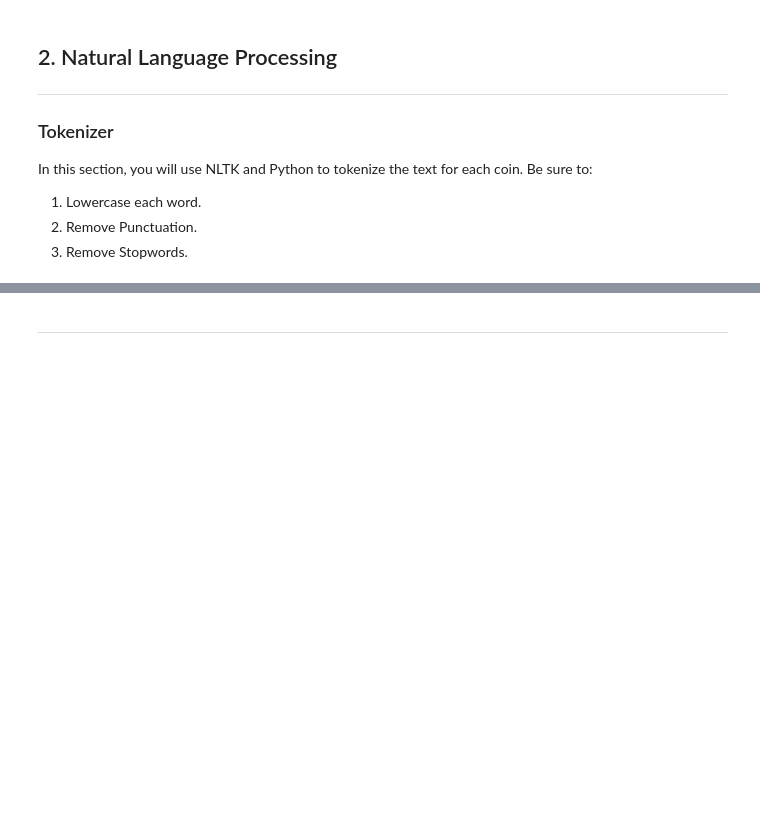
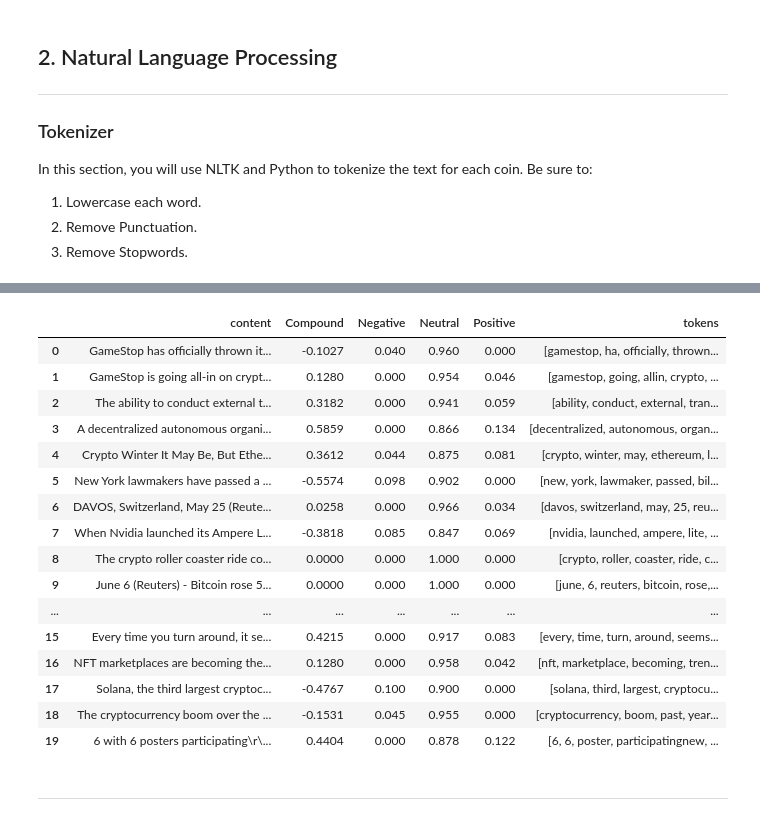
Before and after one commit to chaka37/Tales_from_the_Crypotos, a Jupyter notebook: Starter_code/crypto_sentiment.ipynb, the cells around one changed output, grey strips where cells are left out. Drawn from its saved outputs; the diff is of its cells as text; code cells hidden in the pictures; blank space fills up the shorter version.

```diff
--- a/Starter_code/crypto_sentiment.ipynb
+++ b/Starter_code/crypto_sentiment.ipynb
@@ -205,7 +205,7 @@ from string import punctuation
 import re
 # %%
 # Instantiate the lemmatizer
-lemmatizer = WordNetLemmatizer
+lemmatizer = WordNetLemmatizer()
 
 # Create a list of stopwords
 sw = set(stopwords.words("english"))
@@ -224,6 +224,8 @@ def tokenizer(text):
     # Create a tokenized list of the words
     words = word_tokenize(re_clean.lower())
 
+    #lemmatizer = WordNetLemmatizer()
+
     # Lemmatize words into root words
     lem = [lemmatizer.lemmatize(word) for word in words]
 
@@ -232,8 +234,6 @@ def tokenizer(text):
     words = [word for word in words if word not in sw]
 
     # Remove the stop words
-    #tokens = [word.lower() for word in lem if word.lower() not in sw.union(sw_addon)]
+    tokens = [word.lower() for word in lem if word.lower() not in sw.union(sw)]
 
     return tokens
-
-tokenizer(btc_sent_df.iloc[0]['content'])
@@ -246,7 +266,25 @@ btc_sent_df
 # %%
 # Create a new tokens column for Ethereum
-btc_sent_df['tokens'] = btc_sent_df['content'].apply(tokenizer)
-btc_sent_df
+eth_sent_df['tokens'] = eth_sent_df['content'].apply(tokenizer)
+eth_sent_df
+# %% [output]
+|  | content | Compound | Negative | Neutral | Positive | tokens |
+| 0 | GameStop has officially thrown it... | -0.1027 | 0.040 | 0.960 | 0.000 | [gamestop, ha, officially, thrown... |
+| 1 | GameStop is going all-in on crypt... | 0.1280 | 0.000 | 0.954 | 0.046 | [gamestop, going, allin, crypto, ... |
+| 2 | The ability to conduct external t... | 0.3182 | 0.000 | 0.941 | 0.059 | [ability, conduct, external, tran... |
+| 3 | A decentralized autonomous organi... | 0.5859 | 0.000 | 0.866 | 0.134 | [decentralized, autonomous, organ... |
+| 4 | Crypto Winter It May Be, But Ethe... | 0.3612 | 0.044 | 0.875 | 0.081 | [crypto, winter, may, ethereum, l... |
+| 5 | New York lawmakers have passed a ... | -0.5574 | 0.098 | 0.902 | 0.000 | [new, york, lawmaker, passed, bil... |
+| 6 | DAVOS, Switzerland, May 25 (Reute... | 0.0258 | 0.000 | 0.966 | 0.034 | [davos, switzerland, may, 25, reu... |
+| 7 | When Nvidia launched its Ampere L... | -0.3818 | 0.085 | 0.847 | 0.069 | [nvidia, launched, ampere, lite, ... |
+| 8 | The crypto roller coaster ride co... | 0.0000 | 0.000 | 1.000 | 0.000 | [crypto, roller, coaster, ride, c... |
+| 9 | June 6 (Reuters) - Bitcoin rose 5... | 0.0000 | 0.000 | 1.000 | 0.000 | [june, 6, reuters, bitcoin, rose,... |
+| ... | ... | ... | ... | ... | ... | ... |
+| 15 | Every time you turn around, it se... | 0.4215 | 0.000 | 0.917 | 0.083 | [every, time, turn, around, seems... |
+| 16 | NFT marketplaces are becoming the... | 0.1280 | 0.000 | 0.958 | 0.042 | [nft, marketplace, becoming, tren... |
+| 17 | Solana, the third largest cryptoc... | -0.4767 | 0.100 | 0.900 | 0.000 | [solana, third, largest, cryptocu... |
+| 18 | The cryptocurrency boom over the ... | -0.1531 | 0.045 | 0.955 | 0.000 | [cryptocurrency, boom, past, year... |
+| 19 | 6 with 6 posters participating\r\... | 0.4404 | 0.000 | 0.878 | 0.122 | [6, 6, poster, participatingnew, ... |
 # %% [markdown]
 ---
 # %% [markdown]
```
Also changed, not shown: parts of 12 cells of this notebook.
